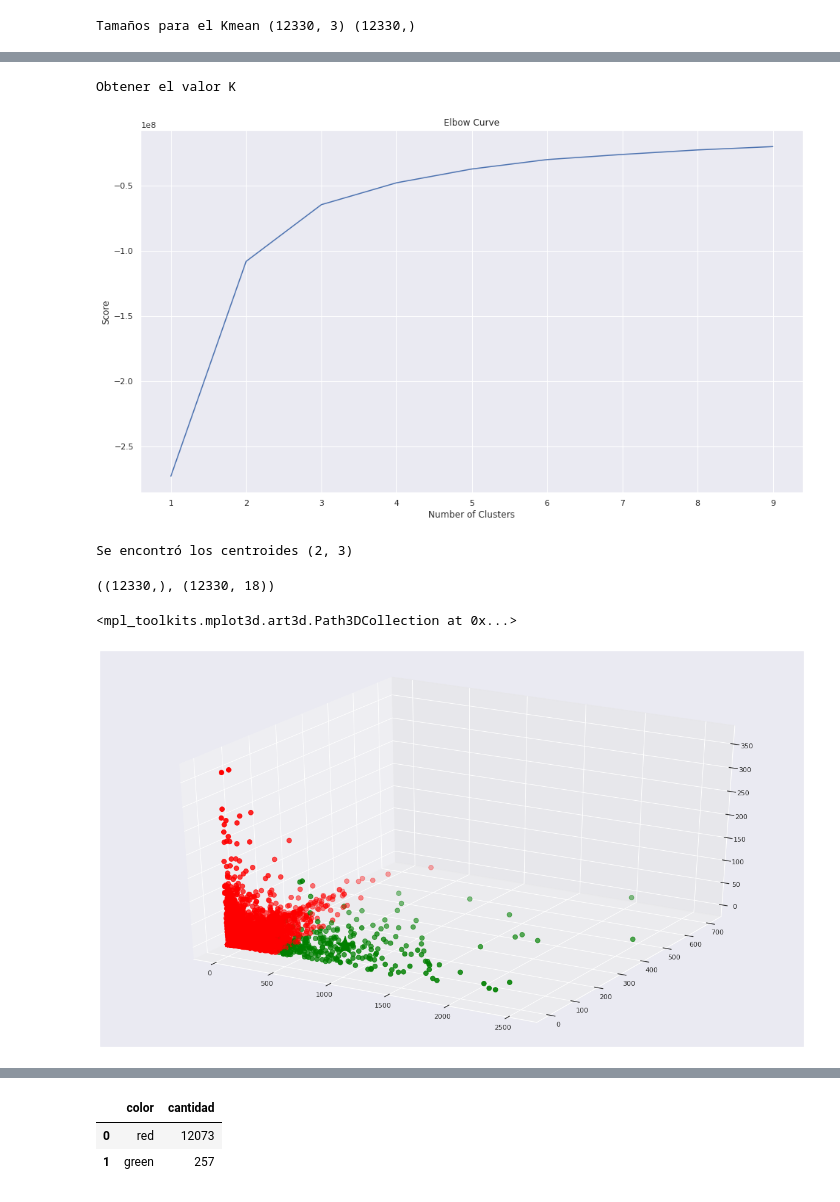
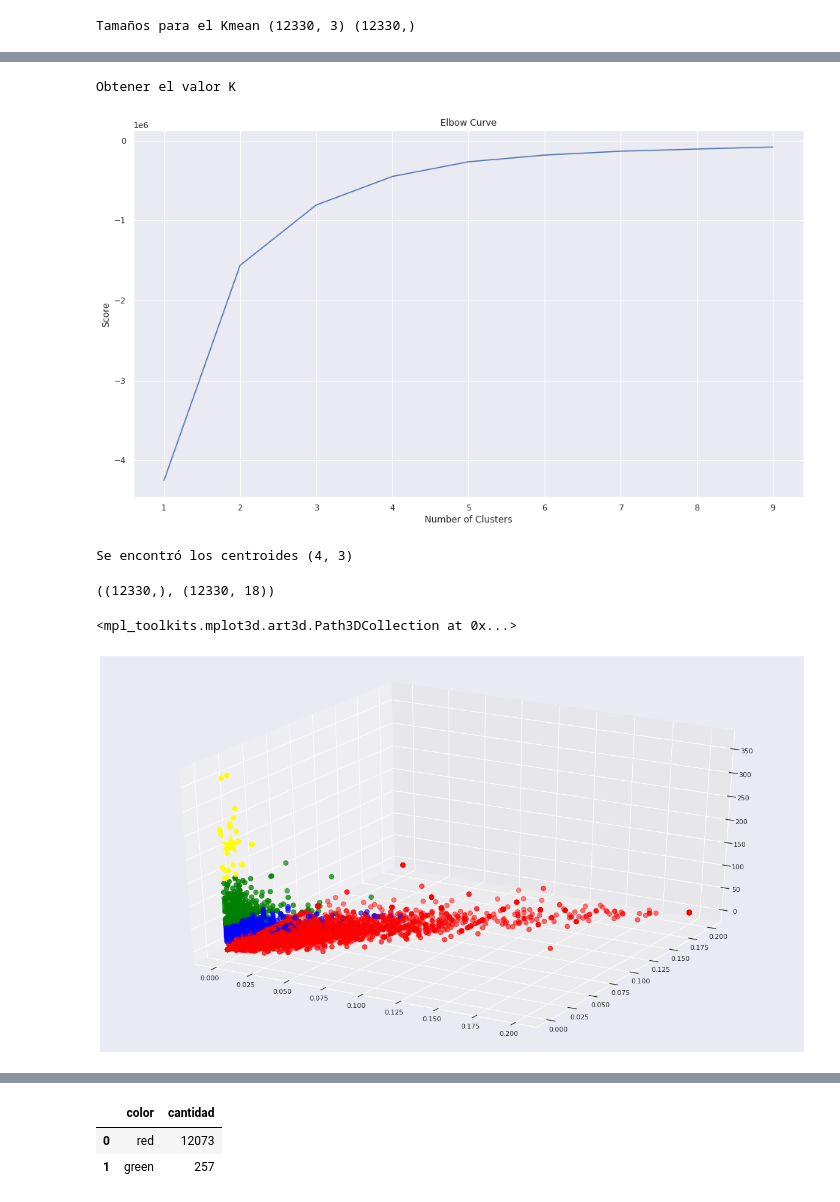
Before and after one commit to gsandrof66/TrabajoFinalFundamentos, a Jupyter notebook: TrabajoFinal_Sandro.ipynb, the cells around one changed output, grey strips where cells are left out. Drawn from its saved outputs; the diff is of its cells as text; code cells hidden in the pictures.

```diff
--- a/TrabajoFinal160120.ipynb
+++ b/TrabajoFinal_Sandro.ipynb
@@ -142,13 +142,17 @@ plt.title('Matriz de Correlación Pearson')
 Text(0.5, 1.0, 'Matriz de Correlación Pearson')
 [figure]
 # %%
-c_eval = ["Informational_Duration", "ProductRelated", "PageValues"]
-sb.pairplot(df.dropna(), hue='Revenue',height=4,vars=[c_eval[0], c_eval[1], c_eval[2]],kind='scatter')
+#c_eval = ["Informational_Duration", "ProductRelated", "PageValues"]
+# 0 3 7
+c_eval = ['Administrative_Duration','Informational','Informational_Duration','ProductRelated','ProductRelated_Duration','BounceRates','ExitRates','PageValues','SpecialDay']
+sel = [c_eval[5], c_eval[6], c_eval[7]]
+sb.pairplot(df.dropna(), hue='Revenue',height=4,vars=[c_eval[2], c_eval[3], c_eval[7]],kind='scatter')
+#sb.pairplot(df.dropna(), hue='Revenue',height=4,vars= sel,kind='scatter')
 # %% [output]
 <seaborn.axisgrid.PairGrid at 0x...>
 [figure]
 # %%
-X = np.array(df[[c_eval[0], c_eval[1], c_eval[2]]])
+X = np.array(df[sel])
 y = np.array(df['Revenue'])
 print("Tamaños para el Kmean", X.shape, y.shape)
 # %% [output]
@@ -157,7 +161,7 @@ Tamaños para el Kmean (12330, 3) (12330,)
 from mpl_toolkits.mplot3d import Axes3D
 fig = plt.figure()
 ax = Axes3D(fig)
-colores = ['blue', 'red', 'yellow', 'purple', 'green']
+colores = ['blue', 'red', 'green', 'purple', 'yellow']
 asignar = []
 d = 0
 for row in y:
@@ -179,30 +183,30 @@ plt.title('Elbow Curve')
 plt.show()
 # %% [output]
 Obtener el valor K
-[figure, old version]
+[figure, new version]
 # %%
-kmeans = KMeans(n_clusters=2).fit(X)
+kmeans = KMeans(n_clusters=4).fit(X)
 centroids = kmeans.cluster_centers_
 print("Se encontró los centroides", centroids.shape)
 kmeans.labels_.shape, df.shape
 # %% [output]
-Se encontró los centroides (2, 3)
+Se encontró los centroides (4, 3)
 ((12330,), (12330, 18))
 # %%
 # Predicting the clusters
 labels = kmeans.predict(X)
 C = kmeans.cluster_centers_
-colores = ['red', 'green']
+colores = ['red', 'green', 'blue', 'yellow']
 asignar = []
 for row in labels:
     asignar.append(colores[row])
 fig = plt.figure()
 ax = Axes3D(fig)
 ax.scatter(X[:, 0], X[:, 1], X[:, 2], c=asignar,s=60)
 ax.scatter(C[:, 0], C[:, 1], C[:, 2], marker='*', c=colores, s=1000)
 # %% [output]
 <mpl_toolkits.mplot3d.art3d.Path3DCollection at 0x...>
-[figure, old version]
+[figure, new version]
 # %%
 # Getting the values and plotting it
 f1 = df[c_eval[0]].values
```
Also changed, not shown: parts of 4 cells of this notebook.
